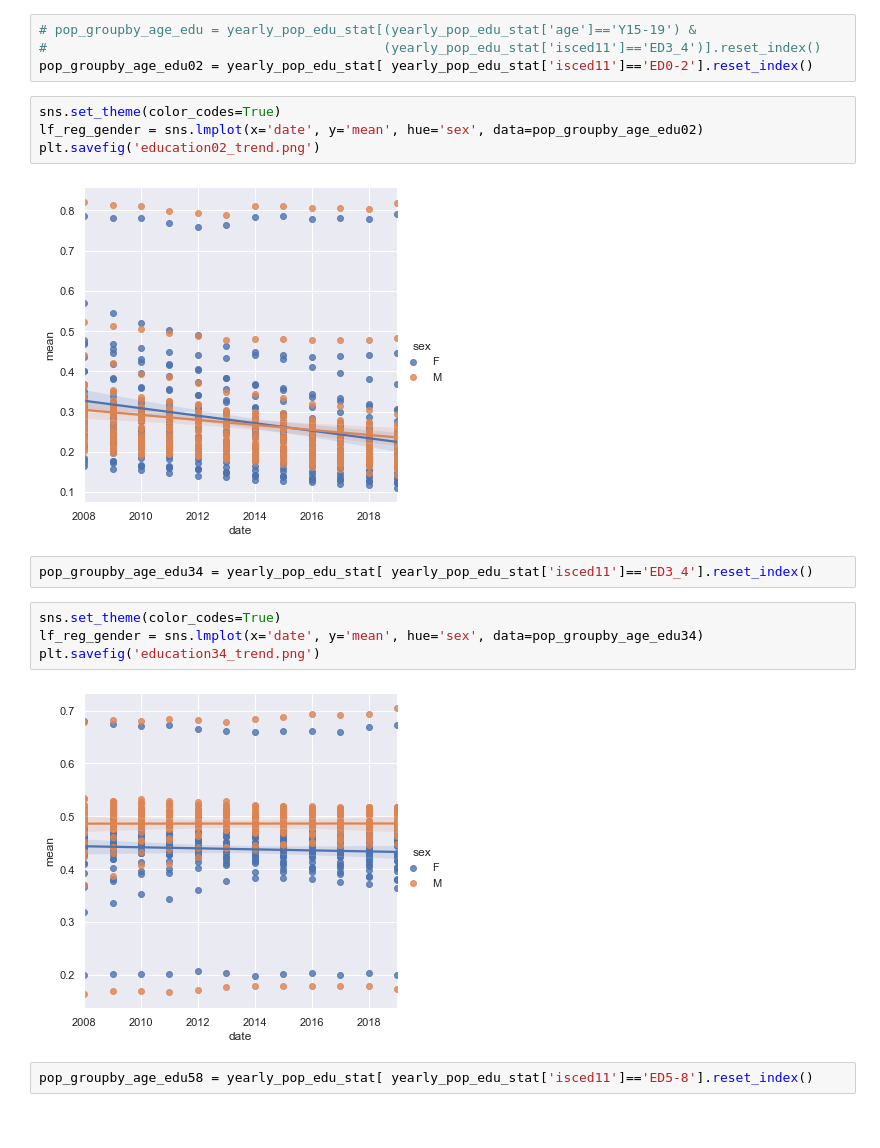
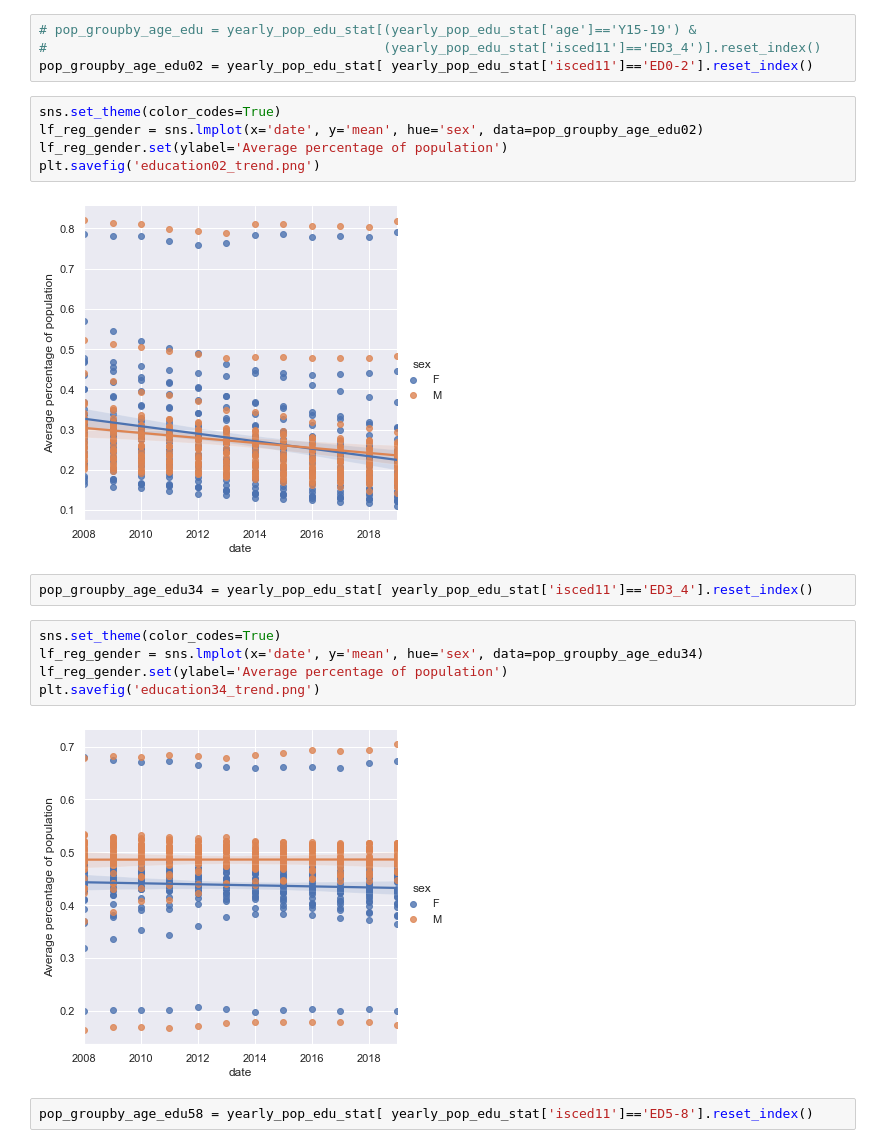
Before and after one commit to ywu223/Capstone1_Compsognathus, a Jupyter notebook: Project_1_LingLv.ipynb, the cells around one changed output. Drawn from its saved outputs; the diff is of its cells as text.

```diff
--- a/Project_1_LingLv.ipynb
+++ b/Project_1_LingLv.ipynb
@@ -325,17 +340,19 @@ pop_groupby_age_edu02 = yearly_pop_edu_stat[ yearly_pop_edu_stat['isced11']=='ED
 # %%
 sns.set_theme(color_codes=True)
 lf_reg_gender = sns.lmplot(x='date', y='mean', hue='sex', data=pop_groupby_age_edu02)
+lf_reg_gender.set(ylabel='Average percentage of population')
 plt.savefig('education02_trend.png')
 # %% [output]
-[figure, old version]
+[figure, new version]
 # %%
 pop_groupby_age_edu34 = yearly_pop_edu_stat[ yearly_pop_edu_stat['isced11']=='ED3_4'].reset_index()
 # %%
 sns.set_theme(color_codes=True)
 lf_reg_gender = sns.lmplot(x='date', y='mean', hue='sex', data=pop_groupby_age_edu34)
+lf_reg_gender.set(ylabel='Average percentage of population')
 plt.savefig('education34_trend.png')
 # %% [output]
-[figure, old version]
+[figure, new version]
 # %%
 pop_groupby_age_edu58 = yearly_pop_edu_stat[ yearly_pop_edu_stat['isced11']=='ED5-8'].reset_index()
 # %%
```
Also changed, not shown: parts of 7 cells of this notebook, 9 other files.
